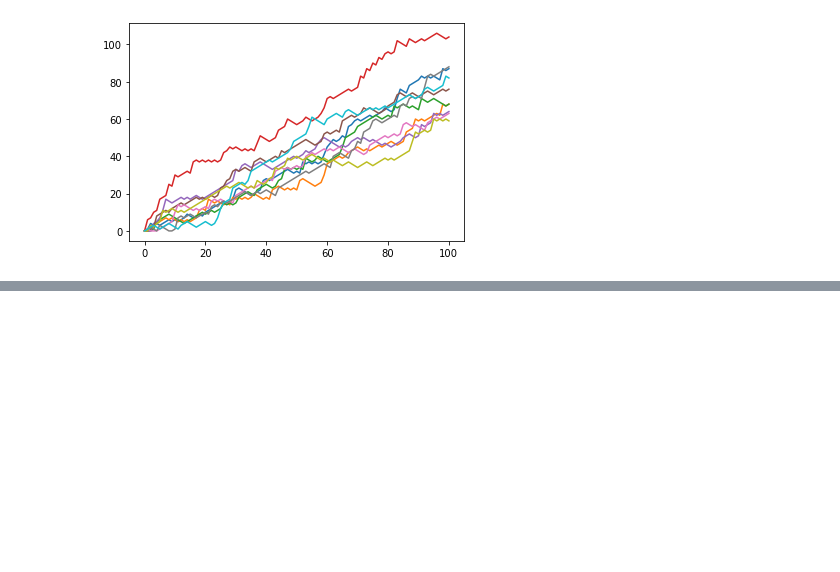
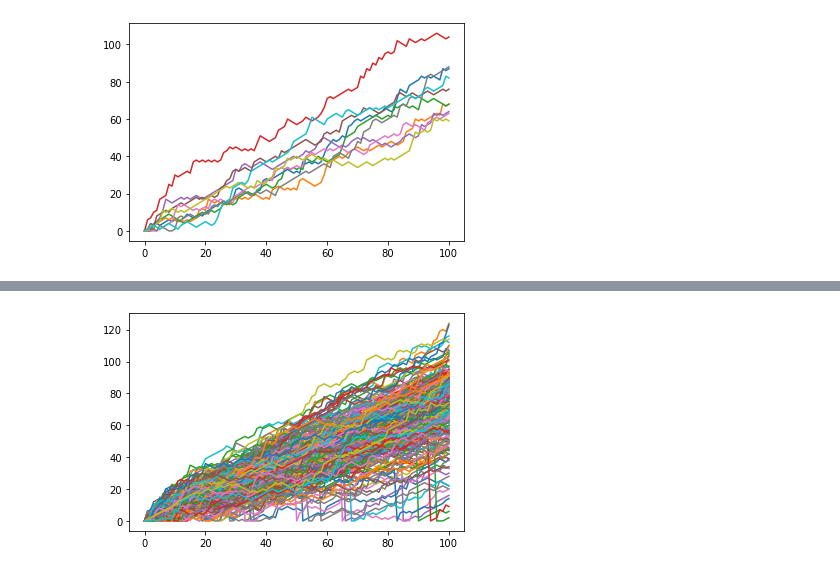
Before and after one commit to OsamaHamdyOsman/Case_study_hacker_statistics, a Jupyter notebook: Hacker_Statistics_case_study.ipynb, the cells around one changed output, grey strips where cells are left out. Saved outputs shown, nothing was run; the diff lists cells and outputs as text; code cells hidden in the pictures; blank space fills up the shorter version.

Commit message:
implement clumsiness

```diff
--- a/Hacker_Statistics_case_study.ipynb
+++ b/Hacker_Statistics_case_study.ipynb
@@ -171,0 +179,40 @@ plt.show()
+# %%
+# Initialize all walks
+all_walks = []
+
+# Simulate the random walk 250 times
+for i in range(250):
+    # Initialize random_walk
+    random_walk = [0]
+
+    for s in range(100):
+        # Set step: last element in random_walk
+        step = random_walk[-1]
+
+        # Roll the dice
+        dice = np.random.randint(1,7)
+
+        # detrmine the next step
+        if dice <= 2:
+        #If dice is 1 or 2, you go one step down and use max to make sure step can't go below 0
+            step = max(0, step-1)
+        elif dice < 6:
+        # if dice is 3, 4 or 5, you go one step up.
+            step += 1
+        else:
+        # Else, you throw the dice again. The number of eyes is the number of steps you go up.
+            step = step + np.random.randint(1,7)
+        # Implement clumsiness
+        if np.random.rand() <= 0.001:
+            step = 0
+
+        # append next_step to random_walk
+        random_walk.append(step)
+
+    # Append random_walk to all_walks
+    all_walks.append(random_walk)
+# Create and plot np_aw_t
+np_aw_t = np.transpose(np.array(all_walks))
+plt.plot(np_aw_t);
+# %% [output]
+[figure, added]
```
Also changed, not shown: parts of 3 cells of this notebook.
